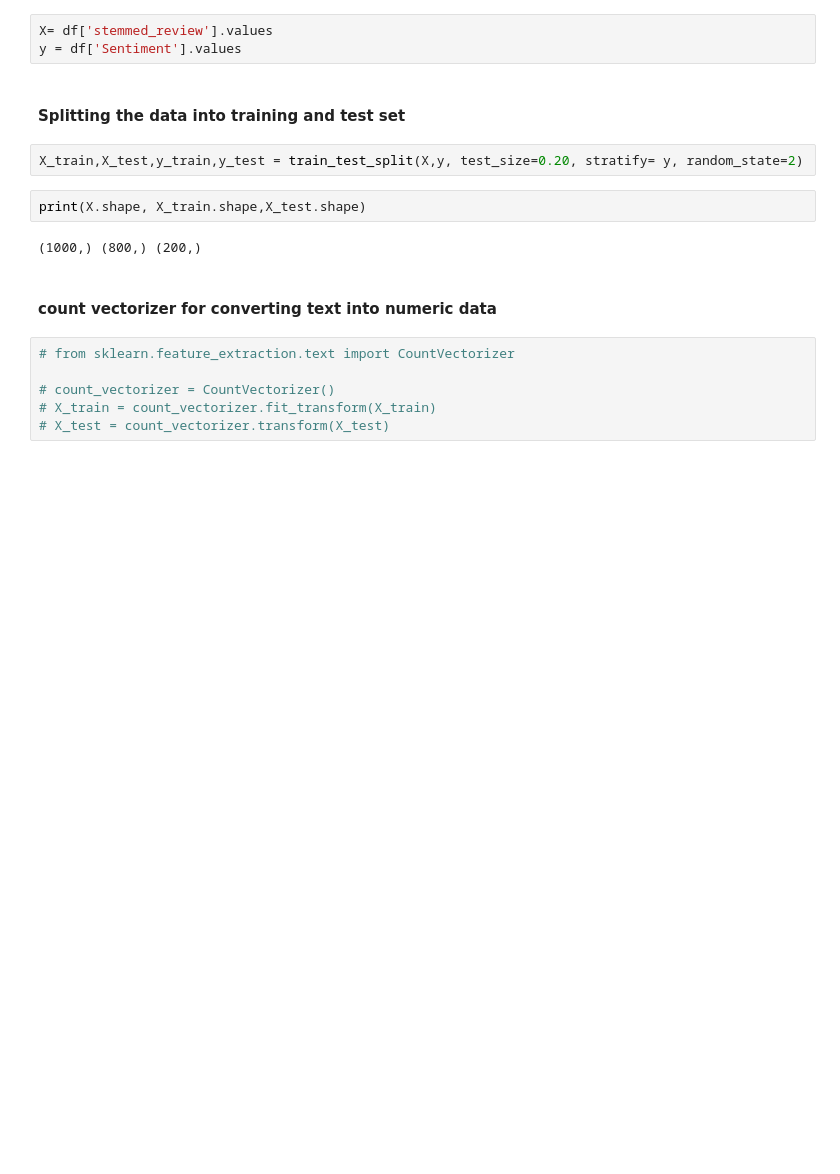
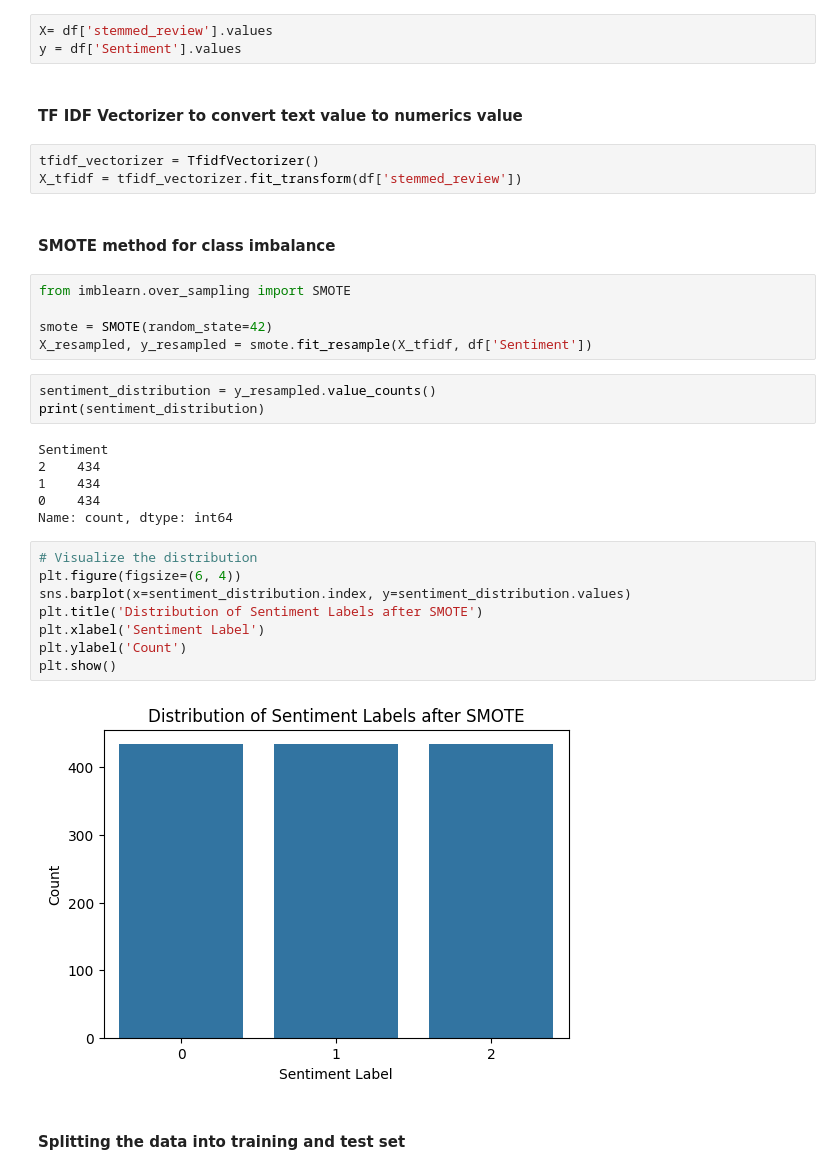
Before and after one commit to Iswaryaparthi/NLP_SentimentAnalysis, a Jupyter notebook: FinalProject_1/nlp_model.ipynb, the cells around one changed output. Saved outputs shown, nothing was run; the diff lists cells and outputs as text; blank space fills up the shorter version.

```diff
--- a/FinalProject_1/nlp_model.ipynb
+++ b/FinalProject_1/nlp_model.ipynb
@@ -129,19 +141,36 @@ Name: count, dtype: int64
 # %%
 X= df['stemmed_review'].values
 y = df['Sentiment'].values
+# %% [markdown]
+#### TF IDF Vectorizer to convert text value to numerics value
+# %%
+tfidf_vectorizer = TfidfVectorizer()
+X_tfidf = tfidf_vectorizer.fit_transform(df['stemmed_review'])
+# %% [markdown]
+#### SMOTE method for class imbalance
+# %%
+from imblearn.over_sampling import SMOTE
+
+smote = SMOTE(random_state=42)
+X_resampled, y_resampled = smote.fit_resample(X_tfidf, df['Sentiment'])
+# %%
+sentiment_distribution = y_resampled.value_counts()
+print(sentiment_distribution)
+# %% [output]
+Sentiment
+2    434
+1    434
+0    434
+Name: count, dtype: int64
+# %%
+# Visualize the distribution
+plt.figure(figsize=(6, 4))
+sns.barplot(x=sentiment_distribution.index, y=sentiment_distribution.values)
+plt.title('Distribution of Sentiment Labels after SMOTE')
+plt.xlabel('Sentiment Label')
+plt.ylabel('Count')
+plt.show()
+# %% [output]
+[figure, added]
 # %% [markdown]
 #### Splitting the data into training and test set
-# %%
-X_train,X_test,y_train,y_test = train_test_split(X,y, test_size=0.20, stratify= y, random_state=2)
-# %%
-print(X.shape, X_train.shape,X_test.shape)
-# %% [output]
-(1000,) (800,) (200,)
-# %% [markdown]
-#### count vectorizer for converting text into numeric data
-# %%
-# from sklearn.feature_extraction.text import CountVectorizer
-
-# count_vectorizer = CountVectorizer()
-# X_train = count_vectorizer.fit_transform(X_train)
-# X_test = count_vectorizer.transform(X_test)
```
Also changed, not shown: parts of 50 cells of this notebook, 1 other file.
